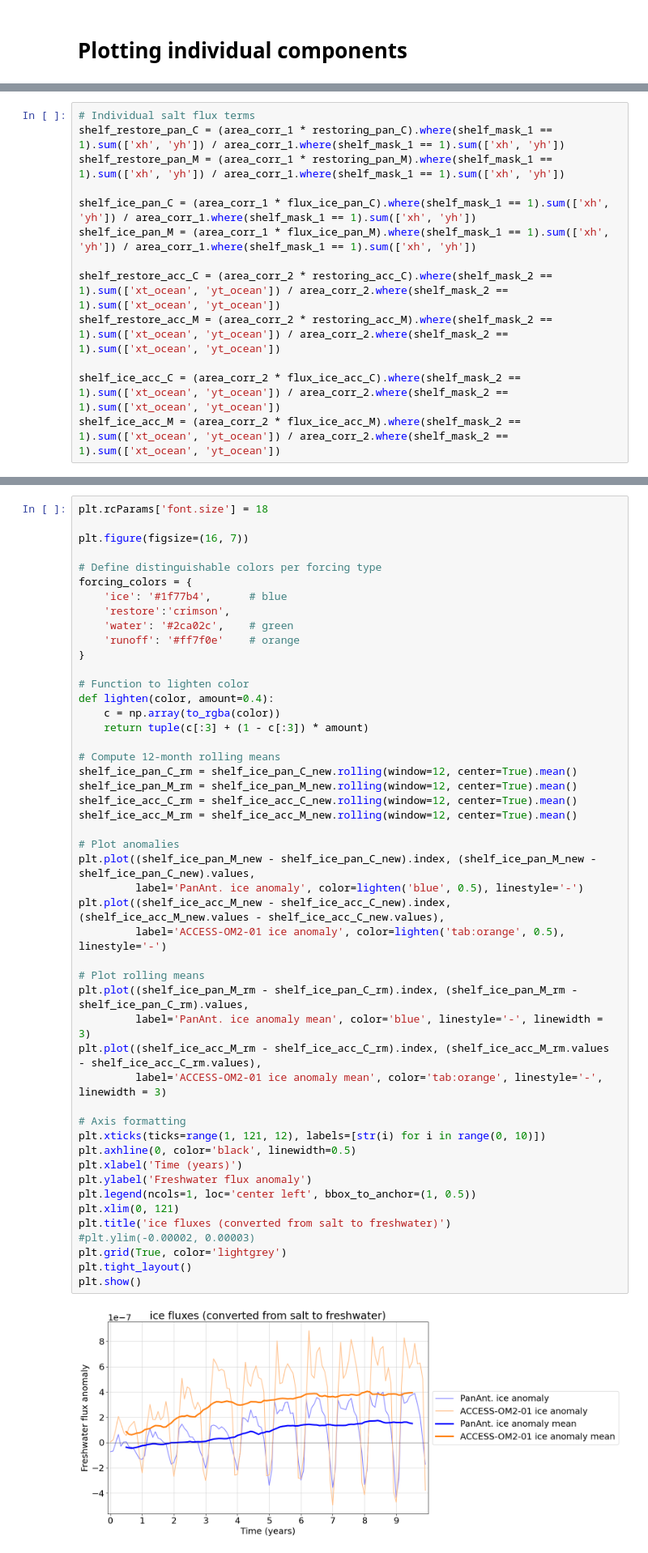
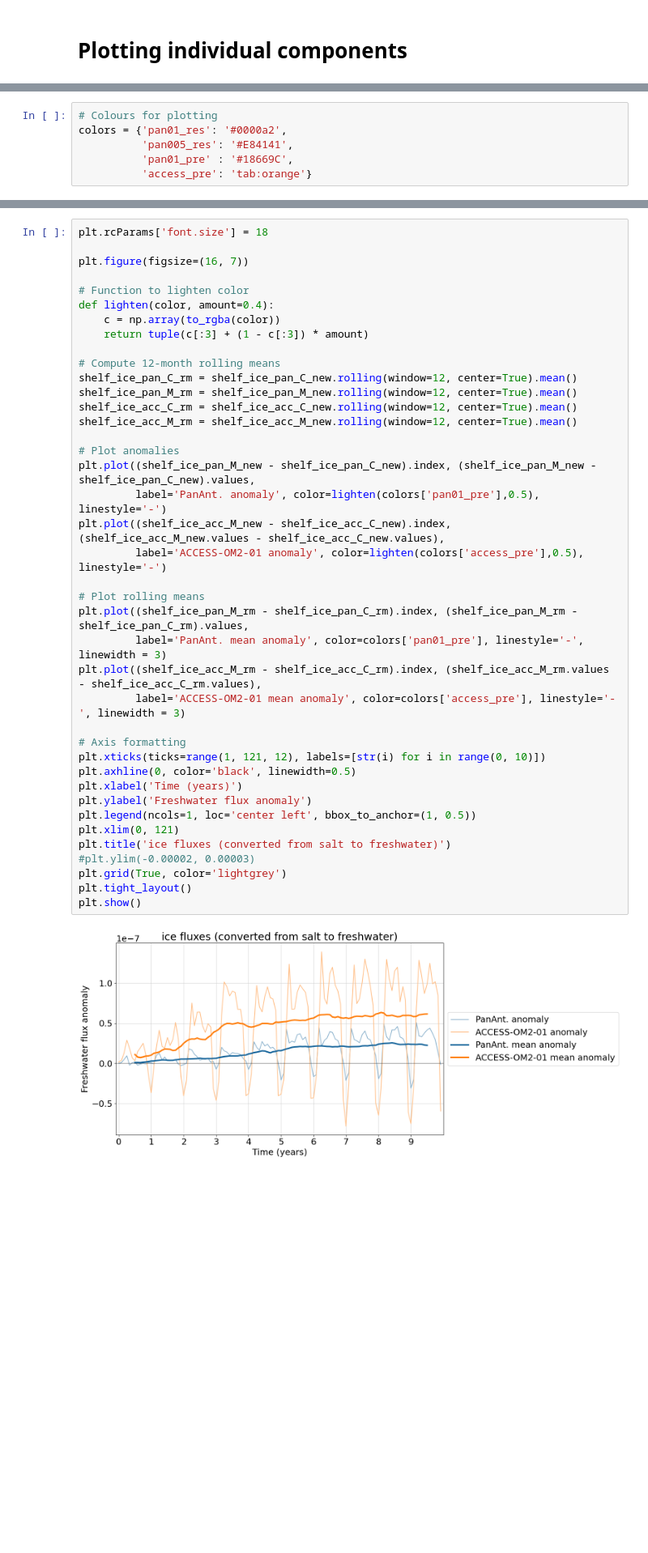
Before and after one commit to adele-morrison/panan-meltwater, a Jupyter notebook: notebooks/salinity_analysis/surface_fluxes/SurfaceFluxes_prescribed.ipynb, the cells around one changed output, grey strips where cells are left out. Shown at 81% size. Drawn from its saved outputs; the diff is of its cells as text; blank space fills up the shorter version.

```diff
--- a/notebooks/salinity_analysis/surface_fluxes/SurfaceFluxes_prescribed.ipynb
+++ b/notebooks/salinity_analysis/surface_fluxes/SurfaceFluxes_prescribed.ipynb
@@ -331,13 +384,0 @@ shelf_runoff_acc_M = shelf_runoff_acc_M.load()
-# %%
-# Individual salt flux terms
-shelf_restore_pan_C = (area_corr_1 * restoring_pan_C).where(shelf_mask_1 == 1).sum(['xh', 'yh']) / area_corr_1.where(shelf_mask_1 == 1).sum(['xh', 'yh'])
-shelf_restore_pan_M = (area_corr_1 * restoring_pan_M).where(shelf_mask_1 == 1).sum(['xh', 'yh']) / area_corr_1.where(shelf_mask_1 == 1).sum(['xh', 'yh'])
-
-shelf_ice_pan_C = (area_corr_1 * flux_ice_pan_C).where(shelf_mask_1 == 1).sum(['xh', 'yh']) / area_corr_1.where(shelf_mask_1 == 1).sum(['xh', 'yh'])
-shelf_ice_pan_M = (area_corr_1 * flux_ice_pan_M).where(shelf_mask_1 == 1).sum(['xh', 'yh']) / area_corr_1.where(shelf_mask_1 == 1).sum(['xh', 'yh'])
-
-shelf_restore_acc_C = (area_corr_2 * restoring_acc_C).where(shelf_mask_2 == 1).sum(['xt_ocean', 'yt_ocean']) / area_corr_2.where(shelf_mask_2 == 1).sum(['xt_ocean', 'yt_ocean'])
-shelf_restore_acc_M = (area_corr_2 * restoring_acc_M).where(shelf_mask_2 == 1).sum(['xt_ocean', 'yt_ocean']) / area_corr_2.where(shelf_mask_2 == 1).sum(['xt_ocean', 'yt_ocean'])
-
-shelf_ice_acc_C = (area_corr_2 * flux_ice_acc_C).where(shelf_mask_2 == 1).sum(['xt_ocean', 'yt_ocean']) / area_corr_2.where(shelf_mask_2 == 1).sum(['xt_ocean', 'yt_ocean'])
-shelf_ice_acc_M = (area_corr_2 * flux_ice_acc_M).where(shelf_mask_2 == 1).sum(['xt_ocean', 'yt_ocean']) / area_corr_2.where(shelf_mask_2 == 1).sum(['xt_ocean', 'yt_ocean'])
@@ -460,3 +445,9 @@ plt.show()
+# %%
+# Colours for plotting
+colors = {'pan01_res': '#0000a2',
+          'pan005_res': '#E84141',
+          'pan01_pre' : '#18669C',
+          'access_pre': 'tab:orange'}
 # %%
 plt.rcParams['font.size'] = 18
 
@@ -749,49 +738,41 @@ plt.show()
 plt.rcParams['font.size'] = 18
 
 plt.figure(figsize=(16, 7))
-
-# Define distinguishable colors per forcing type
-forcing_colors = {
-    'ice': '#1f77b4',      # blue
-    'restore':'crimson',
-    'water': '#2ca02c',    # green
-    'runoff': '#ff7f0e'    # orange
-}
 
 # Function to lighten color
 def lighten(color, amount=0.4):
     c = np.array(to_rgba(color))
     return tuple(c[:3] + (1 - c[:3]) * amount)
 
 # Compute 12-month rolling means
 shelf_ice_pan_C_rm = shelf_ice_pan_C_new.rolling(window=12, center=True).mean()
 shelf_ice_pan_M_rm = shelf_ice_pan_M_new.rolling(window=12, center=True).mean()
 shelf_ice_acc_C_rm = shelf_ice_acc_C_new.rolling(window=12, center=True).mean()
 shelf_ice_acc_M_rm = shelf_ice_acc_M_new.rolling(window=12, center=True).mean()
 
 # Plot anomalies
 plt.plot((shelf_ice_pan_M_new - shelf_ice_pan_C_new).index, (shelf_ice_pan_M_new - shelf_ice_pan_C_new).values,
-         label='PanAnt. ice anomaly', color=lighten('blue', 0.5), linestyle='-')
+         label='PanAnt. anomaly', color=lighten(colors['pan01_pre'],0.5), linestyle='-')
 plt.plot((shelf_ice_acc_M_new - shelf_ice_acc_C_new).index, (shelf_ice_acc_M_new.values - shelf_ice_acc_C_new.values),
-         label='ACCESS-OM2-01 ice anomaly', color=lighten('tab:orange', 0.5), linestyle='-')
+         label='ACCESS-OM2-01 anomaly', color=lighten(colors['access_pre'],0.5), linestyle='-')
 
 # Plot rolling means
 plt.plot((shelf_ice_pan_M_rm - shelf_ice_pan_C_rm).index, (shelf_ice_pan_M_rm - shelf_ice_pan_C_rm).values,
-         label='PanAnt. ice anomaly mean', color='blue', linestyle='-', linewidth = 3)
+         label='PanAnt. mean anomaly', color=colors['pan01_pre'], linestyle='-', linewidth = 3)
 plt.plot((shelf_ice_acc_M_rm - shelf_ice_acc_C_rm).index, (shelf_ice_acc_M_rm.values - shelf_ice_acc_C_rm.values),
-         label='ACCESS-OM2-01 ice anomaly mean', color='tab:orange', linestyle='-', linewidth = 3)
+         label='ACCESS-OM2-01 mean anomaly', color=colors['access_pre'], linestyle='-', linewidth = 3)
 
 # Axis formatting
 plt.xticks(ticks=range(1, 121, 12), labels=[str(i) for i in range(0, 10)])
 plt.axhline(0, color='black', linewidth=0.5)
 plt.xlabel('Time (years)')
 plt.ylabel('Freshwater flux anomaly')
 plt.legend(ncols=1, loc='center left', bbox_to_anchor=(1, 0.5))
 plt.xlim(0, 121)
 plt.title('ice fluxes (converted from salt to freshwater)')
 #plt.ylim(-0.00002, 0.00003)
 plt.grid(True, color='lightgrey')
 plt.tight_layout()
 plt.show()
 # %% [output]
-[figure, old version]
+[figure, new version]
```
Also changed, not shown: parts of 53 cells of this notebook, 18 other files.
